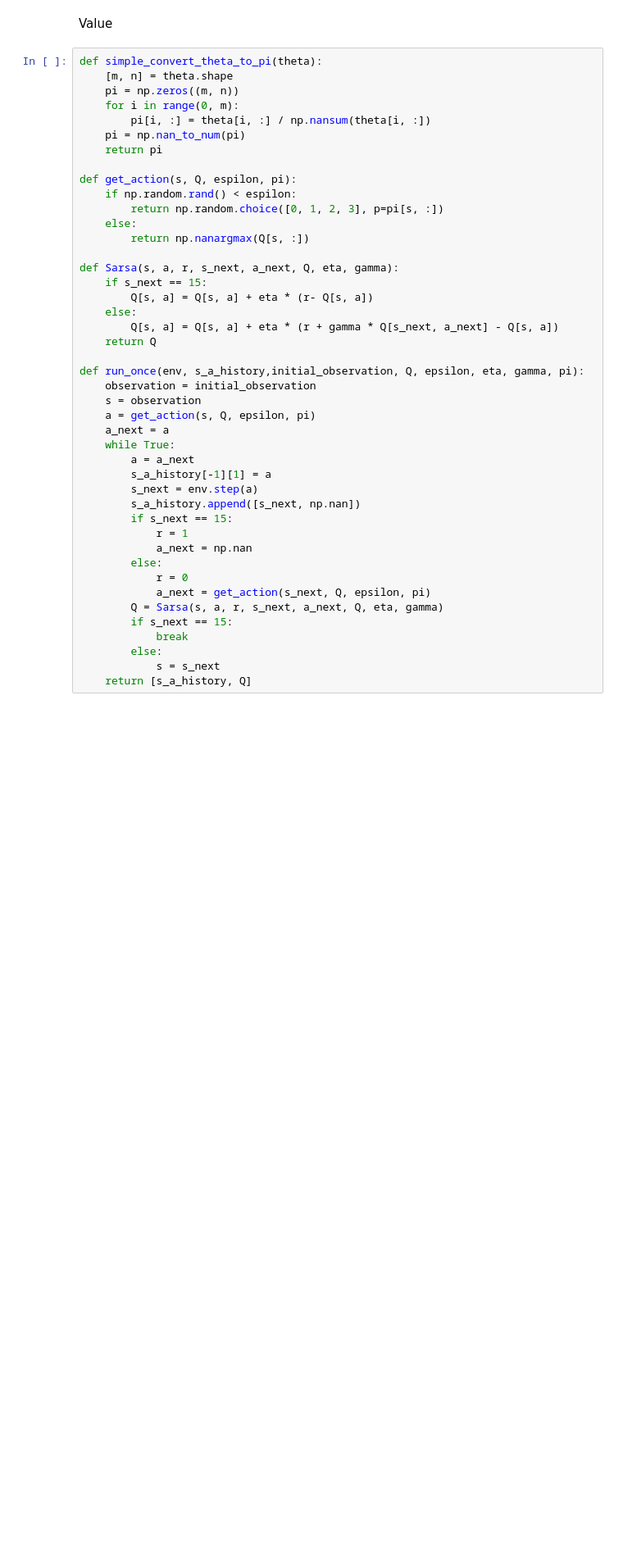
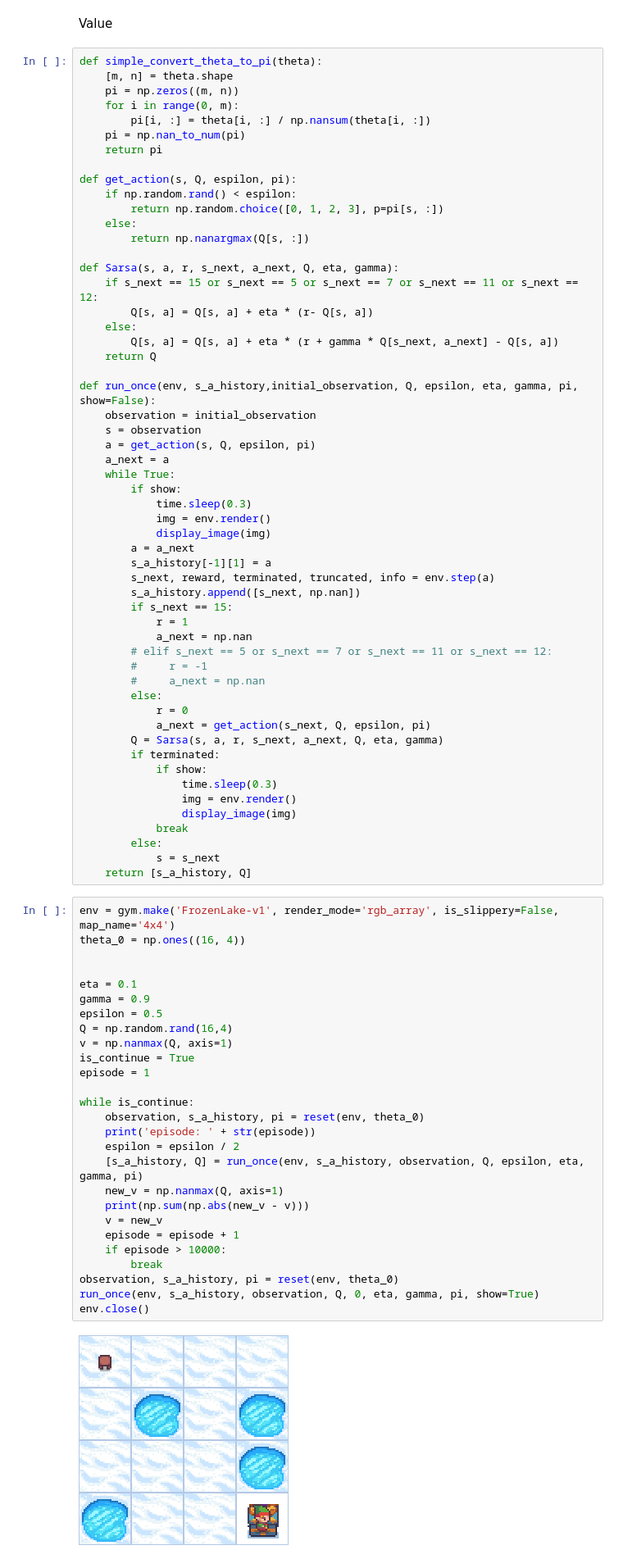
Before and after one commit to galaxy8691/learn_reinforcement, a Jupyter notebook: gym1-forzenlake.ipynb, the cells around one changed output. Shown at 82% size. Saved outputs shown, nothing was run; the diff lists cells and outputs as text; blank space fills up the shorter version.

```diff
--- a/gym1-forzenlake.ipynb
+++ b/gym1-forzenlake.ipynb
@@ -106,31 +106,71 @@ def get_action(s, Q, espilon, pi):
         return np.nanargmax(Q[s, :])
 
 def Sarsa(s, a, r, s_next, a_next, Q, eta, gamma):
-    if s_next == 15:
+    if s_next == 15 or s_next == 5 or s_next == 7 or s_next == 11 or s_next == 12:
         Q[s, a] = Q[s, a] + eta * (r- Q[s, a])
     else:
         Q[s, a] = Q[s, a] + eta * (r + gamma * Q[s_next, a_next] - Q[s, a])
     return Q
 
-def run_once(env, s_a_history,initial_observation, Q, epsilon, eta, gamma, pi):
+def run_once(env, s_a_history,initial_observation, Q, epsilon, eta, gamma, pi, show=False):
     observation = initial_observation
     s = observation
     a = get_action(s, Q, epsilon, pi)
     a_next = a
     while True:
+        if show:
+            time.sleep(0.3)
+            img = env.render()
+            display_image(img)
         a = a_next
         s_a_history[-1][1] = a
-        s_next = env.step(a)
+        s_next, reward, terminated, truncated, info = env.step(a)
         s_a_history.append([s_next, np.nan])
         if s_next == 15:
             r = 1
             a_next = np.nan
+        # elif s_next == 5 or s_next == 7 or s_next == 11 or s_next == 12:
+        #     r = -1
+        #     a_next = np.nan
         else:
             r = 0
             a_next = get_action(s_next, Q, epsilon, pi)
         Q = Sarsa(s, a, r, s_next, a_next, Q, eta, gamma)
-        if s_next == 15:
+        if terminated:
+            if show:
+                time.sleep(0.3)
+                img = env.render()
+                display_image(img)
             break
         else:
             s = s_next
     return [s_a_history, Q]
+# %%
+env = gym.make('FrozenLake-v1', render_mode='rgb_array', is_slippery=False, map_name='4x4')
+theta_0 = np.ones((16, 4))
+
+
+eta = 0.1
+gamma = 0.9
+epsilon = 0.5
+Q = np.random.rand(16,4)
+v = np.nanmax(Q, axis=1)
+is_continue = True
+episode = 1
+
+while is_continue:
+    observation, s_a_history, pi = reset(env, theta_0)
+    print('episode: ' + str(episode))
+    espilon = epsilon / 2
+    [s_a_history, Q] = run_once(env, s_a_history, observation, Q, epsilon, eta, gamma, pi)
+    new_v = np.nanmax(Q, axis=1)
+    print(np.sum(np.abs(new_v - v)))
+    v = new_v
+    episode = episode + 1
+    if episode > 10000:
+        break
+observation, s_a_history, pi = reset(env, theta_0)
+run_once(env, s_a_history, observation, Q, 0, eta, gamma, pi, show=True)
+env.close()
+# %% [output]
+[figure, added]
```
Also changed, not shown: parts of 1 cell of this notebook.
